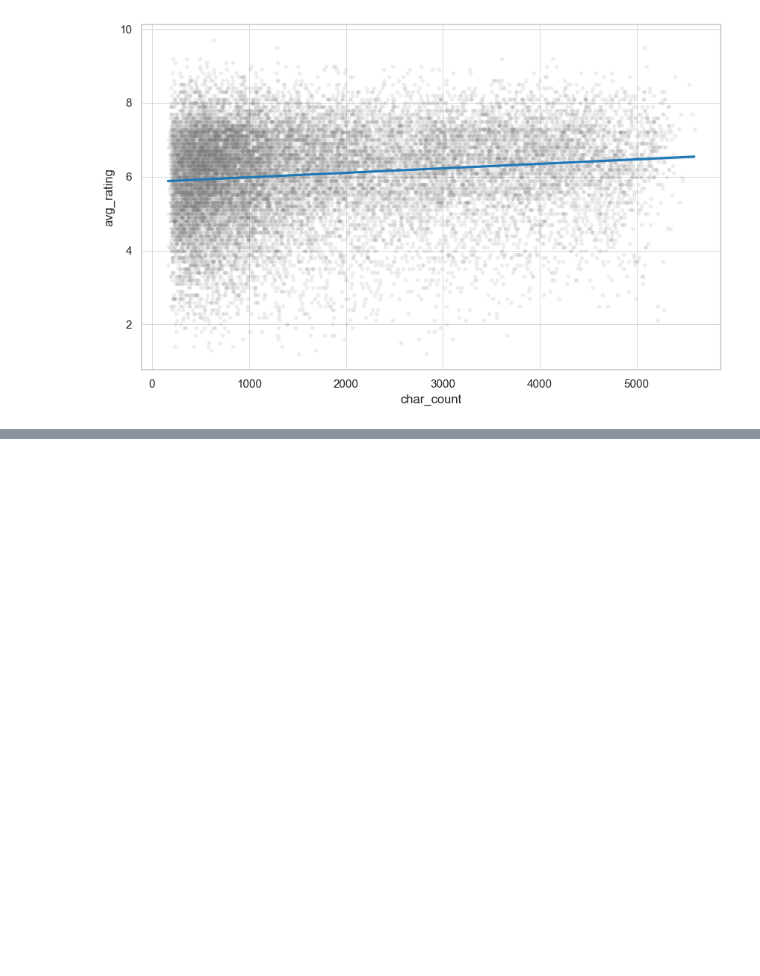
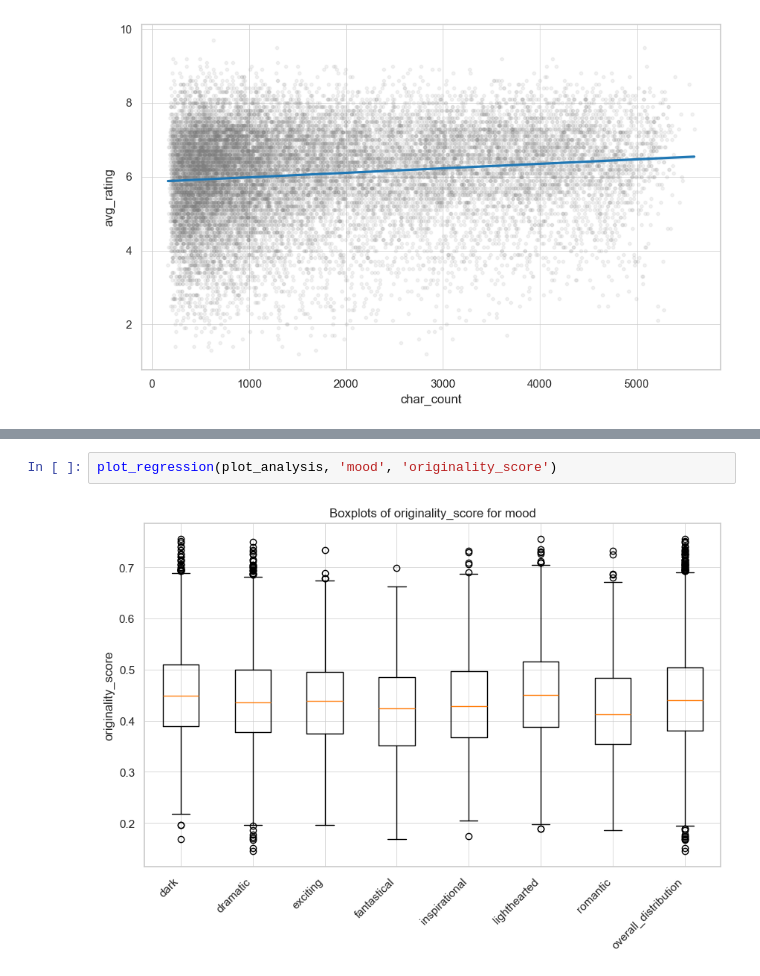
Before and after one commit to epfl-ada/ada-2023-project-biasbusters, a Jupyter notebook: regression_analysis.ipynb, the cells around one changed output, grey strips where cells are left out. Drawn from its saved outputs; the diff is of its cells as text; blank space fills up the shorter version.

```diff
--- a/regression_analysis.ipynb
+++ b/regression_analysis.ipynb
@@ -362,0 +378,4 @@ plot_regression(plot_analysis, 'char_count', target)
+# %%
+plot_regression(plot_analysis, 'mood', 'originality_score')
+# %% [output]
+[figure, added]
```
Also changed, not shown: parts of 11 cells of this notebook.
